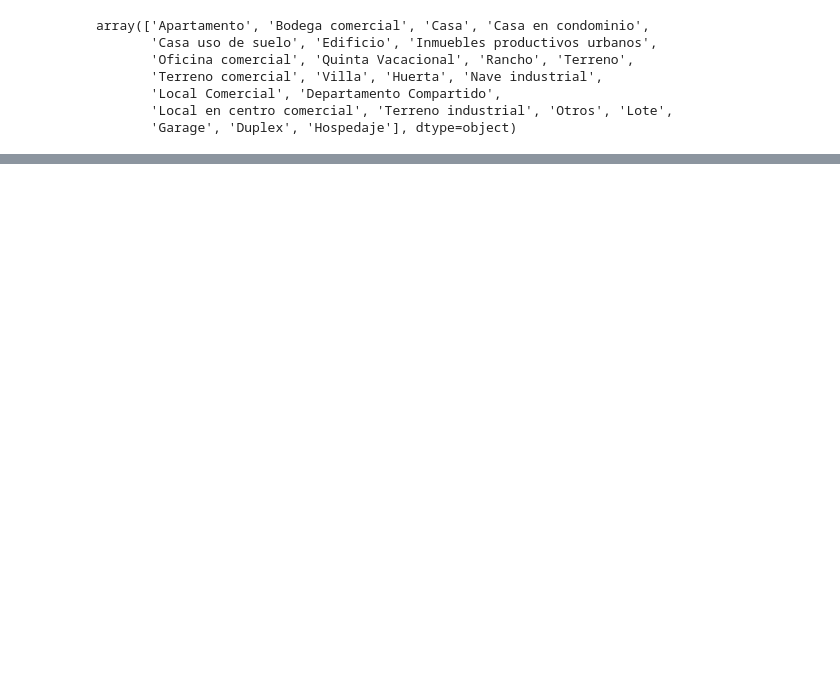
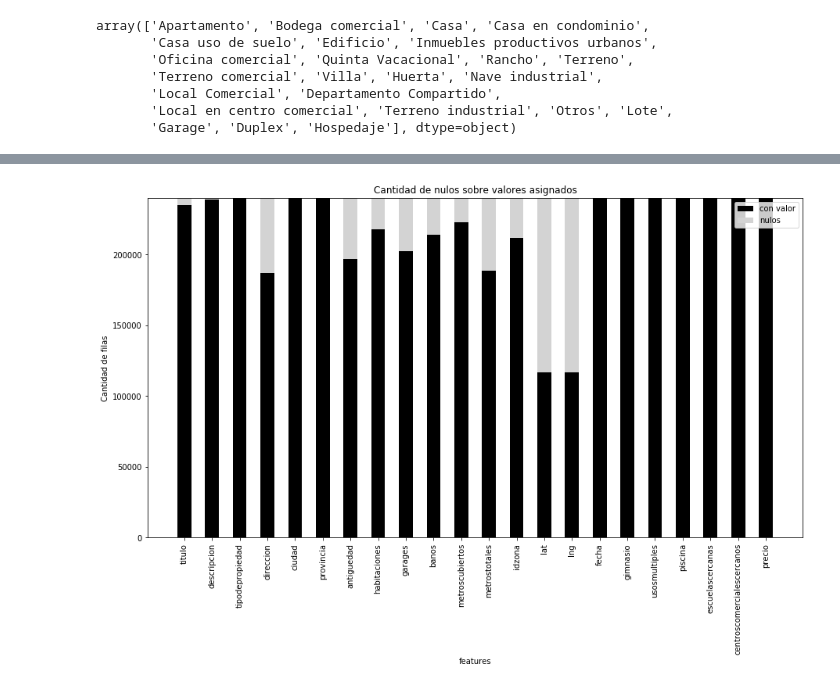
Before and after one commit to josetec1/DatosG29, a Jupyter notebook: Analisis nacho.ipynb, the cells around one changed output, grey strips where cells are left out. Saved outputs shown, nothing was run; the diff lists cells and outputs as text; code cells hidden in the pictures; blank space fills up the shorter version.

```diff
--- a/Analisis nacho.ipynb
+++ b/Analisis nacho.ipynb
@@ -101,0 +131,5 @@ array(['Apartamento', 'Bodega comercial', 'Casa', 'Casa en condominio',
+# %%
+nulos = pd.DataFrame(df.isnull().sum(), columns=['Nulos'])
+nulos = nulos.drop(['year', 'month'])
+nulos['Porcentaje %'] = round(100*nulos['Nulos'] / len(df), 2)
+nulos.sort_values ('Porcentaje %', ascending=False)
@@ -101,0 +154,4 @@ array(['Apartamento', 'Bodega comercial', 'Casa', 'Casa en condominio',
+# %%
+nulos.index = nulos.index.set_names(['feature'])
+nulos = nulos.reset_index(level='feature')
+features = nulos.feature.unique()
@@ -101,0 +162,24 @@ array(['Apartamento', 'Bodega comercial', 'Casa', 'Casa en condominio',
+# %%
+total = 240000
+N = len(features)
+porc_valor = nulos['Porcentaje %'].map(lambda x: total*((100 - x)/100))
+porc_nulos = nulos['Porcentaje %'].map(lambda x: total*(x/100))
+ind = np.arange(N)
+width = 0.50
+
+p1 = plt.bar(ind, porc_valor, width, color='black')
+p2 = plt.bar(ind, porc_nulos, width,bottom=porc_valor, color='lightgrey')
+
+plt.ylabel('Cantidad de filas')
+plt.xlabel('features')
+plt.title('Cantidad de nulos sobre valores asignados')
+plt.xticks(ind, features)
+plt.xticks(rotation=90)
+#plt.yticks(np.arange(0, 100, 10))
+plt.legend((p1[0], p2[0]), ('con valor', 'nulos'))
+#plt.rcParams['figure.figsize'] = [15, 8]
+ax = plt.gca()
+ax.yaxis.get_major_formatter().set_scientific(False)
+plt.show()
+# %% [output]
+[figure, added]
```
Also changed, not shown: parts of 8 cells of this notebook, 1 other file.
